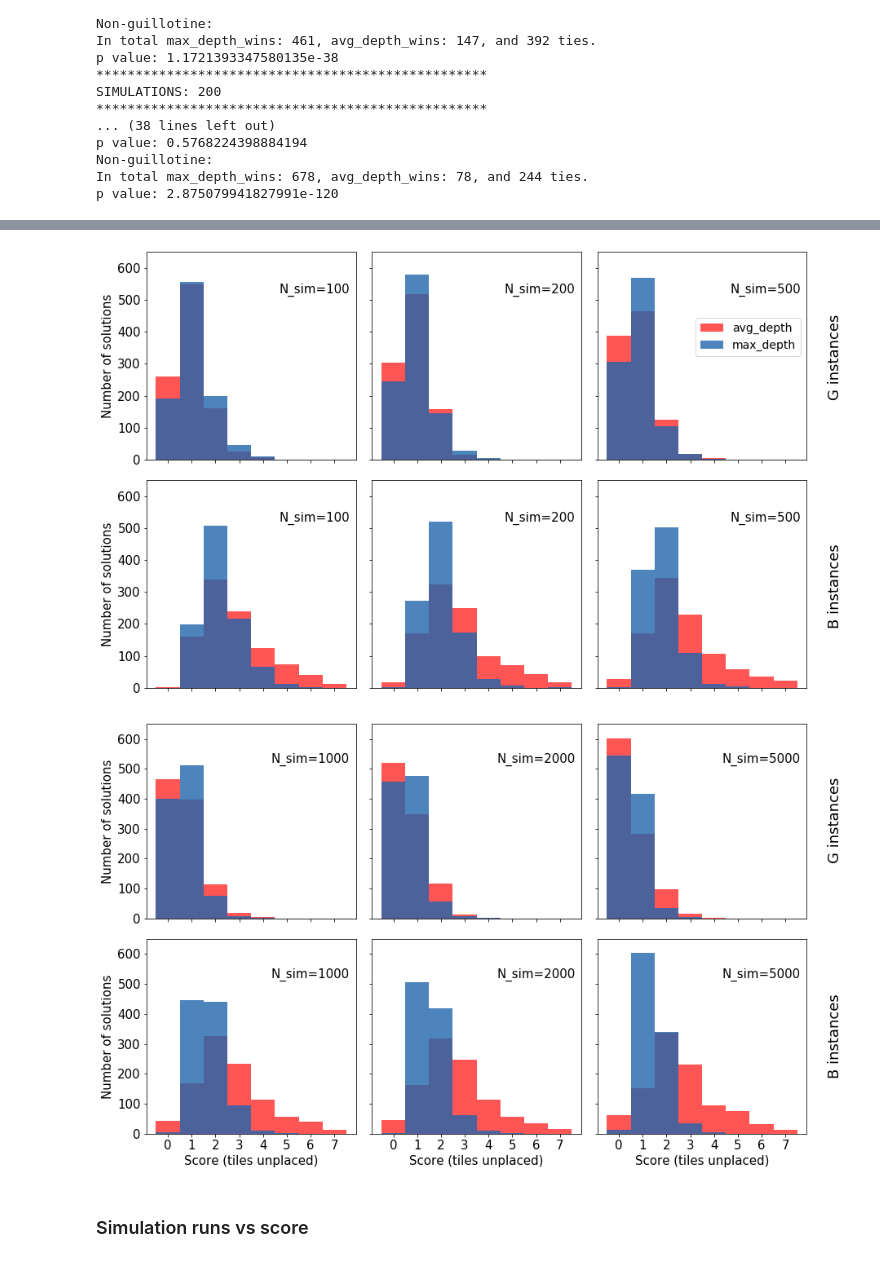
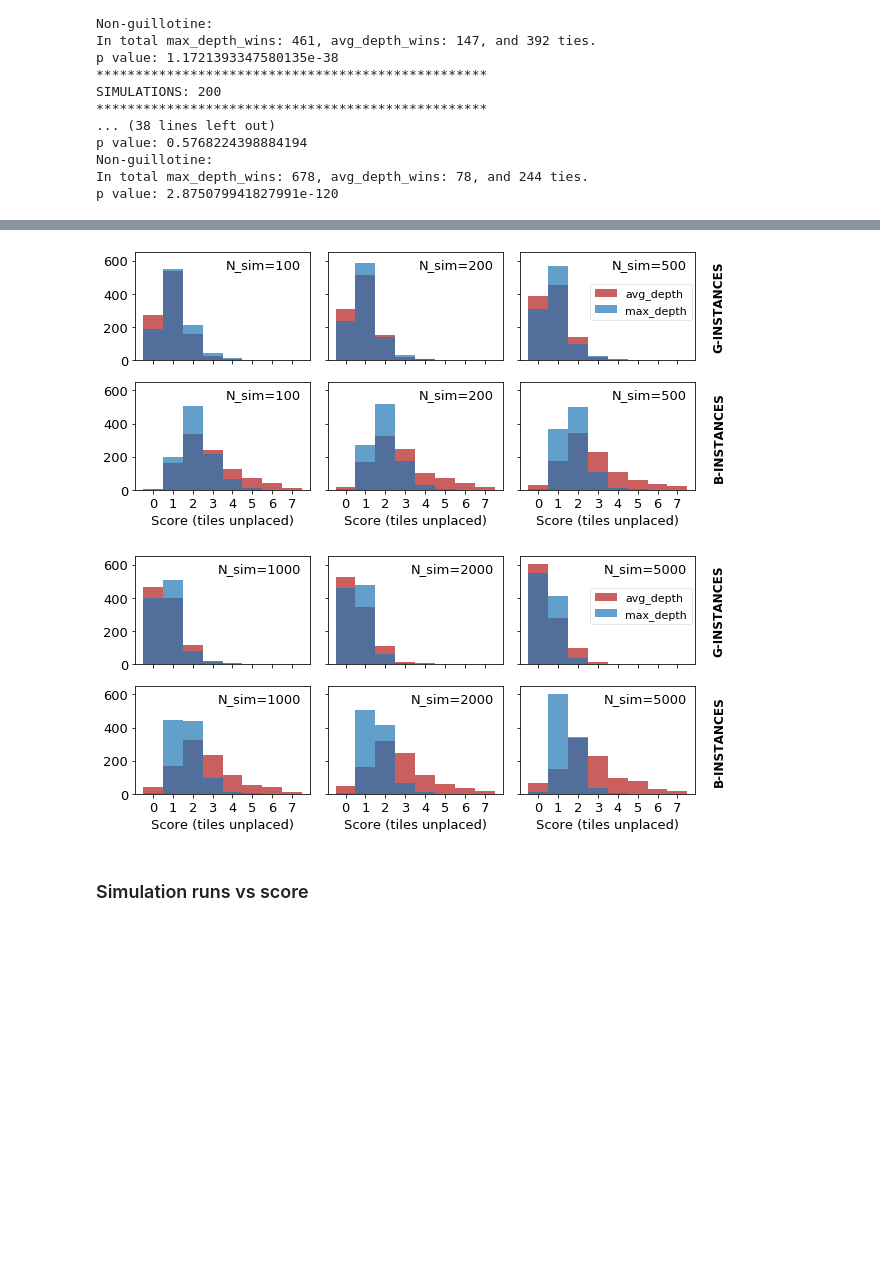
Before and after one commit to igorpejic/visapi, a Jupyter notebook: analsysis.ipynb, the cells around one changed output, grey strips where cells are left out. Cells and saved outputs as stored; diff of their text form; code cells hidden in the pictures; blank space fills up the shorter version.

Commit message:
add new visualization for a4 paper

```diff
--- a/analsysis.ipynb
+++ b/analsysis.ipynb
@@ -277,6 +277,8 @@ def score_to_int(df):
     return df
 # %%
 # scores_df
+N_SIM = [100, 200, 500, 1000, 2000, 5000]
+plt.rcParams.update({'font.size': 12})
 f, axes = plt.subplots(len(N_SIM), 2, figsize=(11, 15))
 for j, n_sim in enumerate(N_SIM):
     common_args = {
@@ -317,12 +319,16 @@ plt.show()
 # %%
 # scores_df
 #f, axes = plt.subplots(4, 3, figsize=(11, 15))
+from itertools import combinations
 N_SIM = [100, 200, 500, 1000, 2000, 5000]
-titles = {'guillotine': 'G instances', 'florian': 'B instances'}
-plt.rcParams.update({'font.size': 15})
+titles = {'guillotine': 'G-INSTANCES', 'florian': 'B-INSTANCES'}
+plt.rcParams.update({'font.size': 13})
+#colors = [ "#E64B35","#4DBBD5", "#00A087","#3C5488", "#F39B7F","#8491B4", "#91D1C2","#DC0000", "#7E6148","#B09C85" ]
+colors = sns.color_palette()
+# for color1, color2 in combinations(colors, 2):
 for subp in range(0, 2):
     # plt.suptitle(titles[problem_type], y=1.02)
-    f, axes = plt.subplots(2, 3, figsize=(13, 8))
+    f, axes = plt.subplots(2, 3, figsize=(9, 4.2))
     for p_type_index, problem_type in enumerate(['guillotine', 'florian']):
         j = p_type_index
         bins = np.arange(0, 9) - 0.5
@@ -349,51 +355,54 @@ for subp in range(0, 2):
                 max_depth_scores = Result.objects.filter(their_id__in=best_their_ids, strategy='max_depth', **common_args).values('score')
 
             sns.distplot(score_to_int(pd.DataFrame.from_records(avg_depth_scores)),
-                         kde=False, color='#ff2b2b', label='avg_depth',
-                         hist_kws=dict(alpha=0.8),
+                         kde=False, label='avg_depth',
+                         color="#b31b1b",
+                         hist_kws=dict(alpha=0.7),
                          bins=bins, ax=axes[j][i])
             sns.distplot(score_to_int(pd.DataFrame.from_records(max_depth_scores)),
-                              hist_kws=dict(alpha=0.8),
-                              kde=False, color='#2166ac', label='max_depth', bins=bins, ax=axes[j][i])
+                              hist_kws=dict(alpha=0.7),
+                              kde=False, label='max_depth', bins=bins, ax=axes[j][i])
 
             axes[j][i].set_ylim(0, 650)
             axes[j][i].xaxis.set_major_locator(ticker.MultipleLocator(1))
             axes[j][i].xaxis.set_major_formatter(ticker.ScalarFormatter())
             # plt.xlim(left=i)
             title = f'N_sim={n_sim}'
-            axes[j][i].text(.97,.8,title,
+            axes[j][i].text(.95,.85,title,
                     horizontalalignment='right',
                     # verticalalignment='center',
                     transform=axes[j][i].transAxes)
 
             if i == 2:
                 # _title = "\n".join([c for c in titles[problem_type]])
                 _title = titles[problem_type]
-                axes[j][i].text(1.10,.3, f'{_title}',
+                axes[j][i].text(1.10,.1, f'{_title}',
                         # horizontalalignment='right',
                         rotation='vertical',
+                                weight='bold',
                         # verticalalignment='center',
-                                size=18,
+                                size=12,
                         transform=axes[j][i].transAxes)
 
 
-            if problem_type == 'florian' and subp == 1:
+            if problem_type == 'florian':
                 axes[j][i].set_xlabel('Score (tiles unplaced)')
             else:
                 axes[j][i].set_xticklabels([])
             if i == 0:
-                axes[j][i].set_ylabel(f'Number of solutions')
+                pass
+                # axes[j][i].set_ylabel(f'Number of solutions')
             if i > 0:
                 axes[j][i].set_yticklabels([])
-            if i == 2 and subp == 0 and problem_type == 'guillotine':
-                axes[j][i].legend(loc=(0.47, 0.5), prop={'size': 14})
+            if i == 2 and  problem_type == 'guillotine':
+                axes[j][i].legend(loc=(0.4, 0.37), framealpha=0.5, fontsize=11)
 
     f.tight_layout()
     # plt.rcParams["figure.figsize"] = (8,5)
     plt.show()
 # %% [output]
-[figure, old version]
+[figure, new version]
-[figure, old version]
+[figure, new version]
 # %% [markdown]
 ### Simulation runs vs score
 # %%
```
Also changed, not shown: parts of 1 cell of this notebook.
